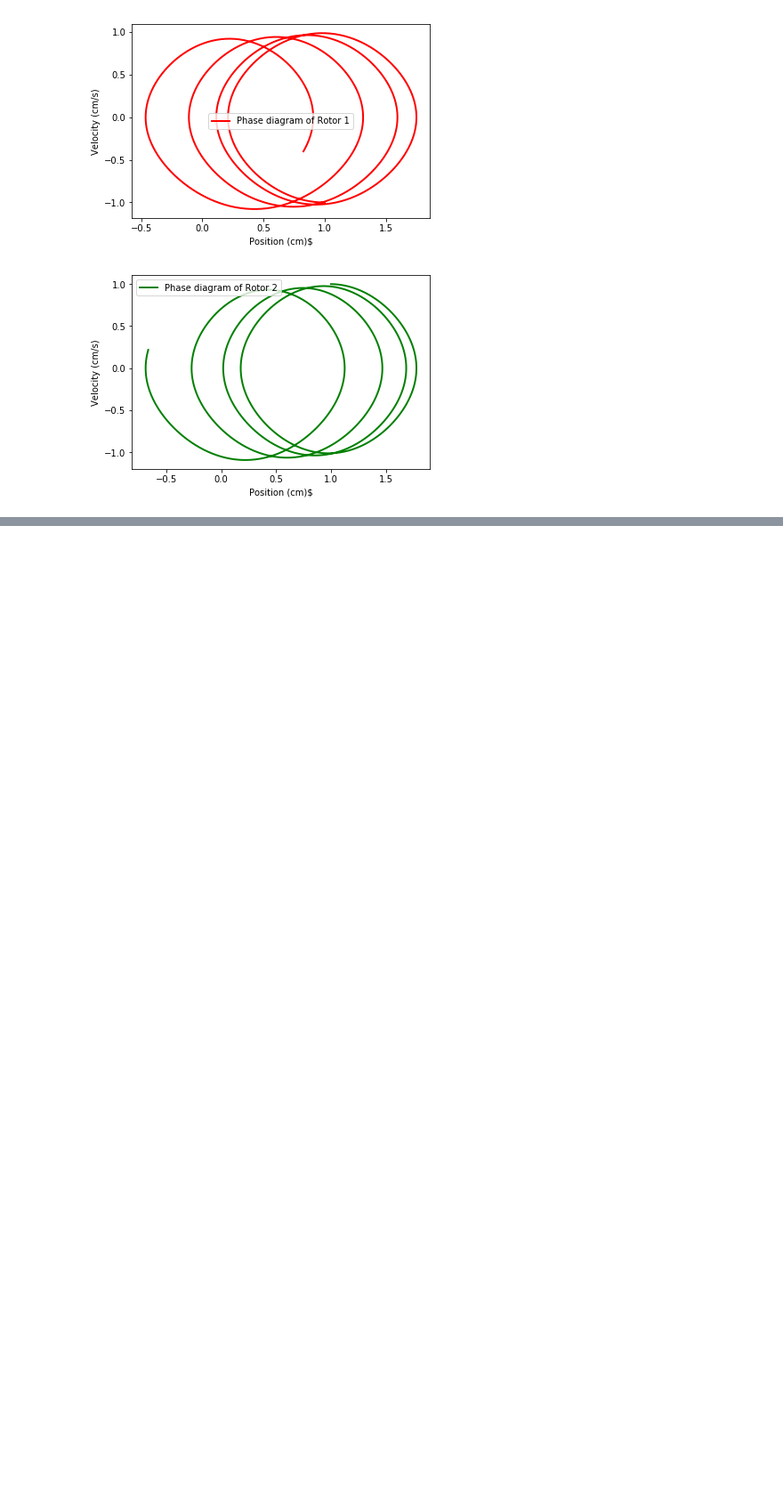
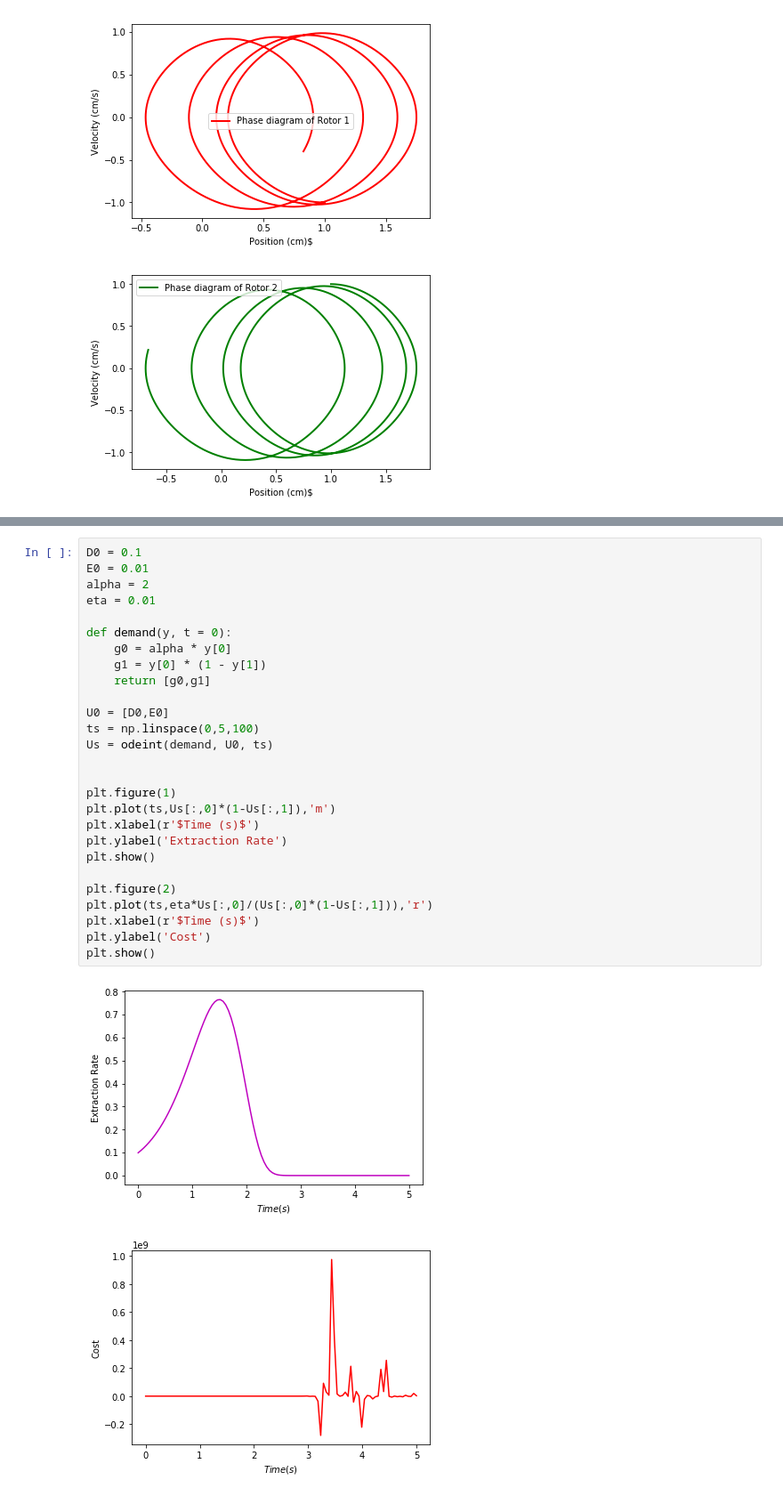
Before and after one commit to ignaciop/python_varios, a Jupyter notebook: playground.ipynb, the cells around one changed output, grey strips where cells are left out. Shown at 89% size. Drawn from its saved outputs; the diff is of its cells as text; blank space fills up the shorter version.

```diff
--- a/playground.ipynb
+++ b/playground.ipynb
@@ -852,0 +861,30 @@ plt.show()
+# %%
+D0 = 0.1
+E0 = 0.01
+alpha = 2
+eta = 0.01
+
+def demand(y, t = 0):
+    g0 = alpha * y[0]
+    g1 = y[0] * (1 - y[1])
+    return [g0,g1]
+
+U0 = [D0,E0]
+ts = np.linspace(0,5,100)
+Us = odeint(demand, U0, ts)
+
+
+plt.figure(1)
+plt.plot(ts,Us[:,0]*(1-Us[:,1]),'m')
+plt.xlabel(r'$Time (s)$')
+plt.ylabel('Extraction Rate')
+plt.show()
+
+plt.figure(2)
+plt.plot(ts,eta*Us[:,0]/(Us[:,0]*(1-Us[:,1])),'r')
+plt.xlabel(r'$Time (s)$')
+plt.ylabel('Cost')
+plt.show()
+# %% [output]
+[figure, added]
+[figure, added]
```
Also changed, not shown: parts of 9 cells of this notebook, 1 other file.
